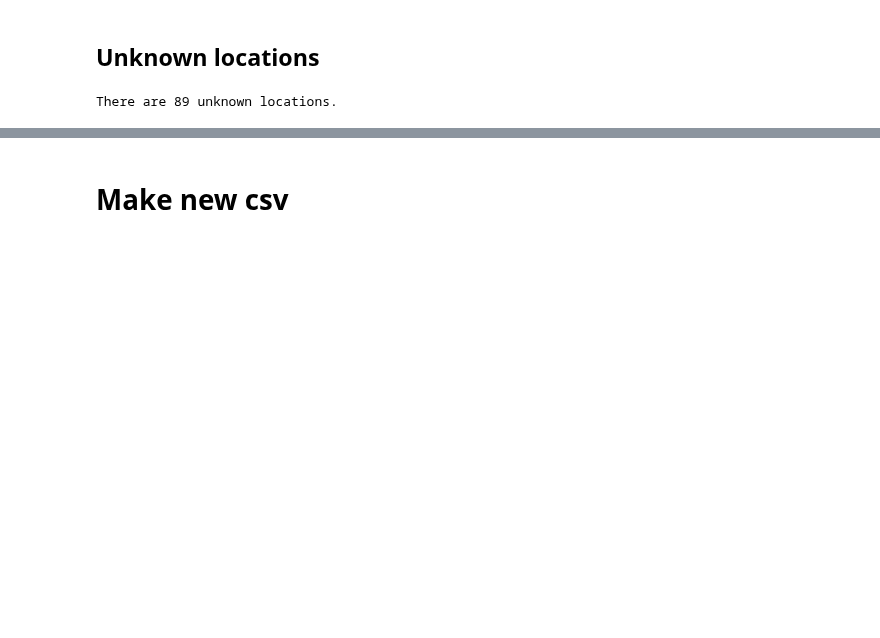
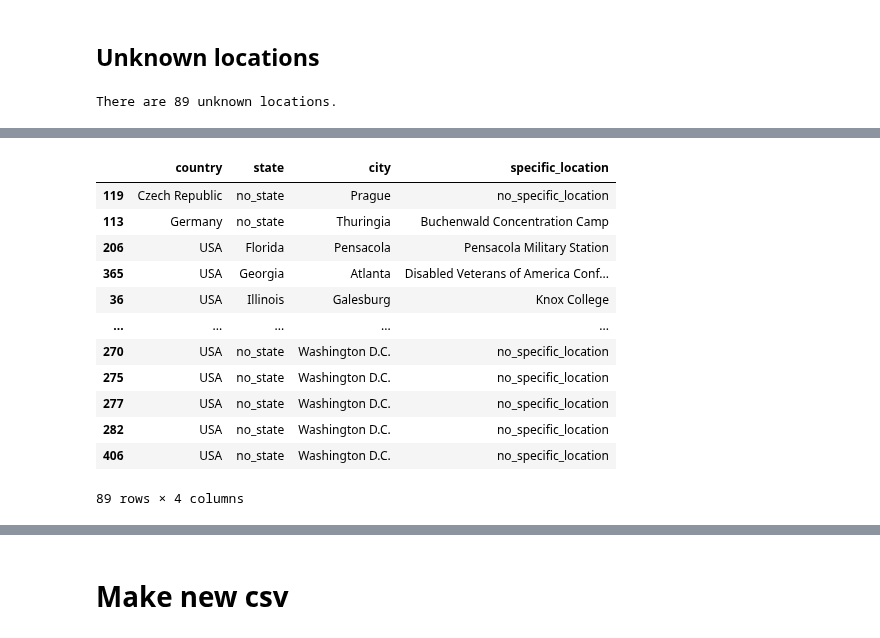
Before and after one commit to jfsalcedo10/mda-kuwait, a Jupyter notebook: notebooks/clean-up-speeches-csv.ipynb, the cells around one changed output, grey strips where cells are left out. Saved outputs shown, nothing was run; the diff lists cells and outputs as text; code cells hidden in the pictures; blank space fills up the shorter version.

```diff
--- a/notebooks/clean-up-speeches-csv.ipynb
+++ b/notebooks/clean-up-speeches-csv.ipynb
@@ -652,0 +780,17 @@ There are 89 unknown locations.
+# %%
+df.loc[df.title.isin(titles), ['country','state','city','specific_location']].sort_values(
+    by= ['country','state','city','specific_location'])
+# %% [output]
+|  | country | state | city | specific_location |
+| 119 | Czech Republic | no_state | Prague | no_specific_location |
+| 113 | Germany | no_state | Thuringia | Buchenwald Concentration Camp |
+| 206 | USA | Florida | Pensacola | Pensacola Military Station |
+| 365 | USA | Georgia | Atlanta | Disabled Veterans of America Conf... |
+| 36 | USA | Illinois | Galesburg | Knox College |
+| ... | ... | ... | ... | ... |
+| 270 | USA | no_state | Washington D.C. | no_specific_location |
+| 275 | USA | no_state | Washington D.C. | no_specific_location |
+| 277 | USA | no_state | Washington D.C. | no_specific_location |
+| 282 | USA | no_state | Washington D.C. | no_specific_location |
+| 406 | USA | no_state | Washington D.C. | no_specific_location |
+89 rows × 4 columns
```
Also changed, not shown: parts of 17 cells of this notebook, 1 other file.
